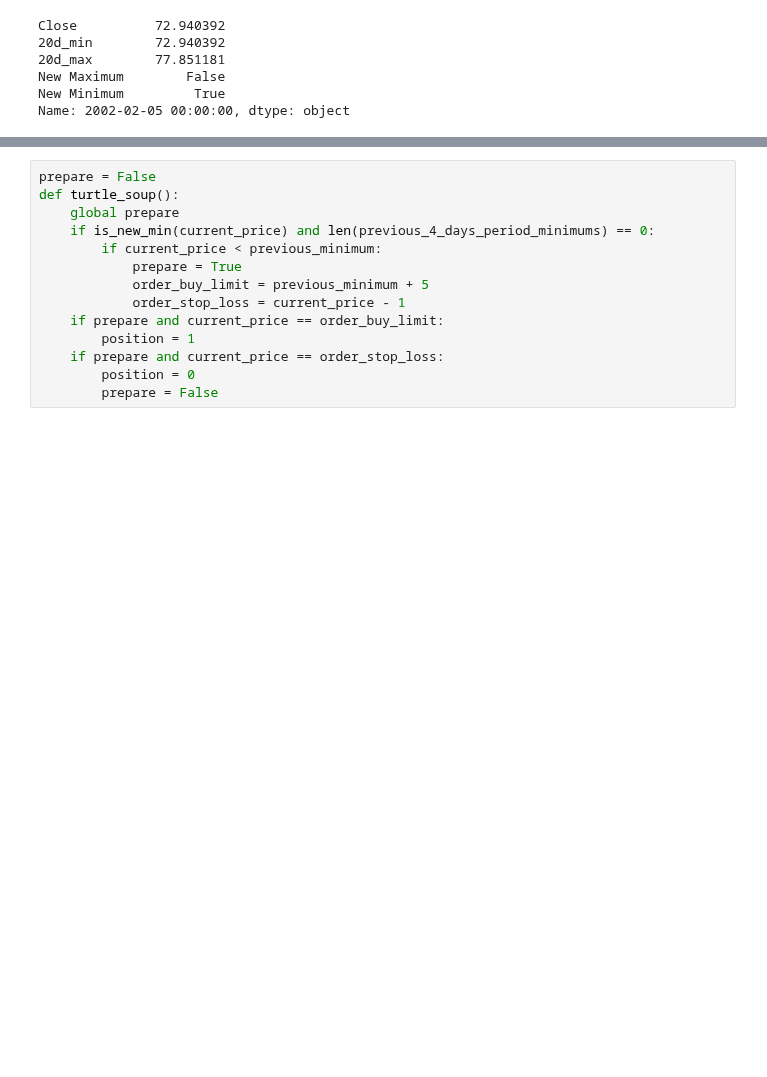
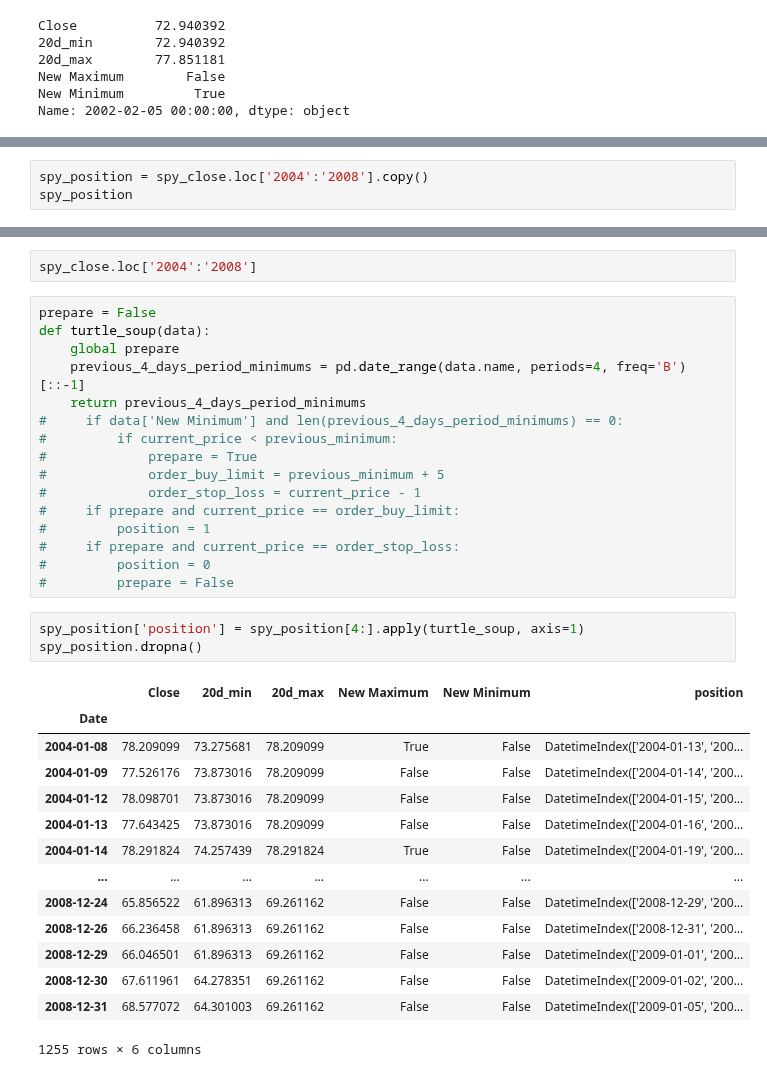
Before and after one commit to fadeeva/stock_market_research, a Jupyter notebook: classic/turtle_soup/simple/simple_TURTLE_SOUP.ipynb, the cells around one changed output, grey strips where cells are left out. Cells and saved outputs as stored; diff of their text form; blank space fills up the shorter version.

Commit message:
Back to the Turtle Soup. Review old code. Some corrections

```diff
--- a/classic/turtle_soup/simple/simple_TURTLE_SOUP.ipynb
+++ b/classic/turtle_soup/simple/simple_TURTLE_SOUP.ipynb
@@ -214,0 +236,3 @@ Name: 2002-02-05 00:00:00, dtype: object
+# %%
+spy_position = spy_close.loc['2004':'2008'].copy()
+spy_position
@@ -215,14 +254,36 @@ Name: 2002-02-05 00:00:00, dtype: object
+# %%
+spy_close.loc['2004':'2008']
 # %%
 prepare = False
-def turtle_soup():
+def turtle_soup(data):
     global prepare
-    if is_new_min(current_price) and len(previous_4_days_period_minimums) == 0:
-        if current_price < previous_minimum:
-            prepare = True
-            order_buy_limit = previous_minimum + 5
-            order_stop_loss = current_price - 1
-    if prepare and current_price == order_buy_limit:
-        position = 1
-    if prepare and current_price == order_stop_loss:
-        position = 0
-        prepare = False
+    previous_4_days_period_minimums = pd.date_range(data.name, periods=4, freq='B')[::-1]
+    return previous_4_days_period_minimums
+#     if data['New Minimum'] and len(previous_4_days_period_minimums) == 0:
+#         if current_price < previous_minimum:
+#             prepare = True
+#             order_buy_limit = previous_minimum + 5
+#             order_stop_loss = current_price - 1
+#     if prepare and current_price == order_buy_limit:
+#         position = 1
+#     if prepare and current_price == order_stop_loss:
+#         position = 0
+#         prepare = False
+# %%
+spy_position['position'] = spy_position[4:].apply(turtle_soup, axis=1)
+spy_position.dropna()
+# %% [output]
+|  | Close | 20d_min | 20d_max | New Maximum | New Minimum | position |
+| Date |  |  |  |  |  |  |
+| 2004-01-08 | 78.209099 | 73.275681 | 78.209099 | True | False | DatetimeIndex(['2004-01-13', '200... |
+| 2004-01-09 | 77.526176 | 73.873016 | 78.209099 | False | False | DatetimeIndex(['2004-01-14', '200... |
+| 2004-01-12 | 78.098701 | 73.873016 | 78.209099 | False | False | DatetimeIndex(['2004-01-15', '200... |
+| 2004-01-13 | 77.643425 | 73.873016 | 78.209099 | False | False | DatetimeIndex(['2004-01-16', '200... |
+| 2004-01-14 | 78.291824 | 74.257439 | 78.291824 | True | False | DatetimeIndex(['2004-01-19', '200... |
+| ... | ... | ... | ... | ... | ... | ... |
+| 2008-12-24 | 65.856522 | 61.896313 | 69.261162 | False | False | DatetimeIndex(['2008-12-29', '200... |
+| 2008-12-26 | 66.236458 | 61.896313 | 69.261162 | False | False | DatetimeIndex(['2008-12-31', '200... |
+| 2008-12-29 | 66.046501 | 61.896313 | 69.261162 | False | False | DatetimeIndex(['2009-01-01', '200... |
+| 2008-12-30 | 67.611961 | 64.278351 | 69.261162 | False | False | DatetimeIndex(['2009-01-02', '200... |
+| 2008-12-31 | 68.577072 | 64.301003 | 69.261162 | False | False | DatetimeIndex(['2009-01-05', '200... |
+1255 rows × 6 columns
```
Also changed, not shown: parts of 10 cells of this notebook.
